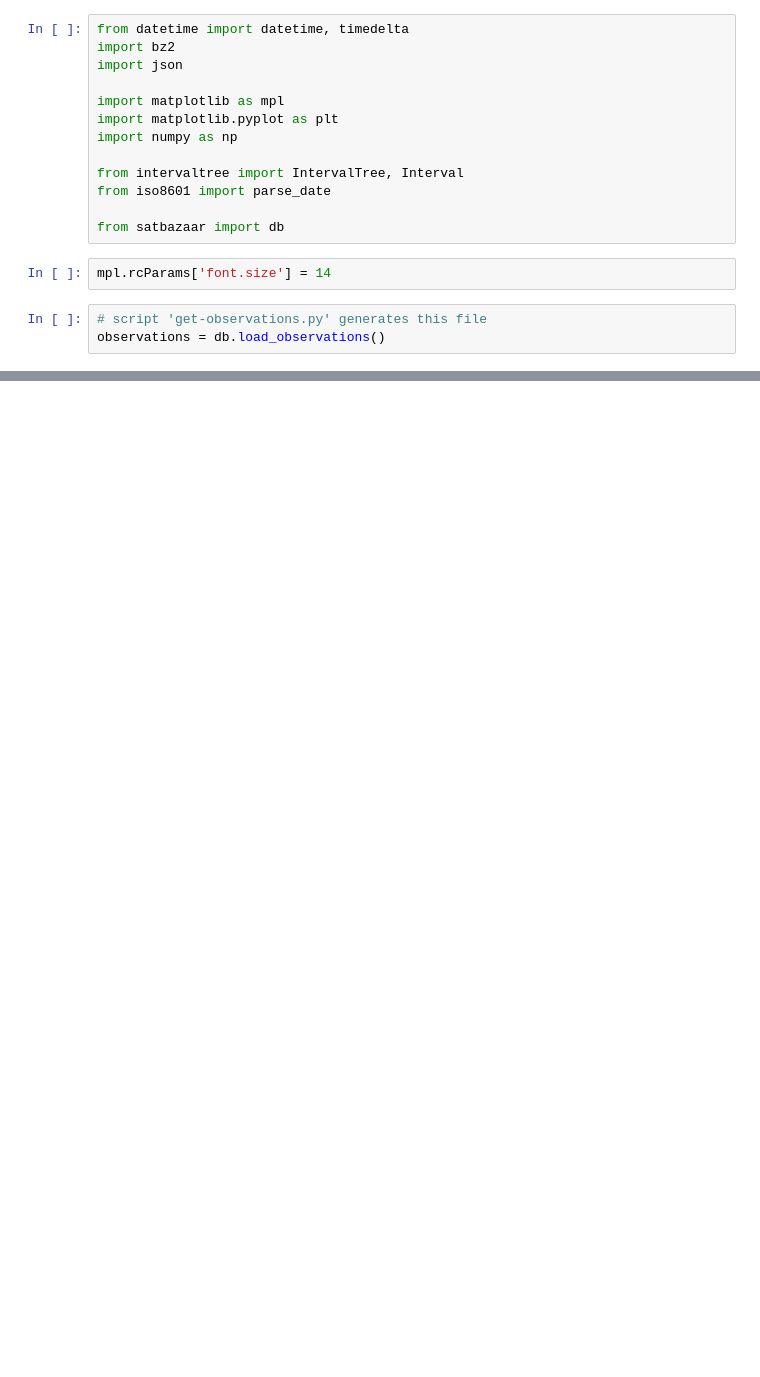
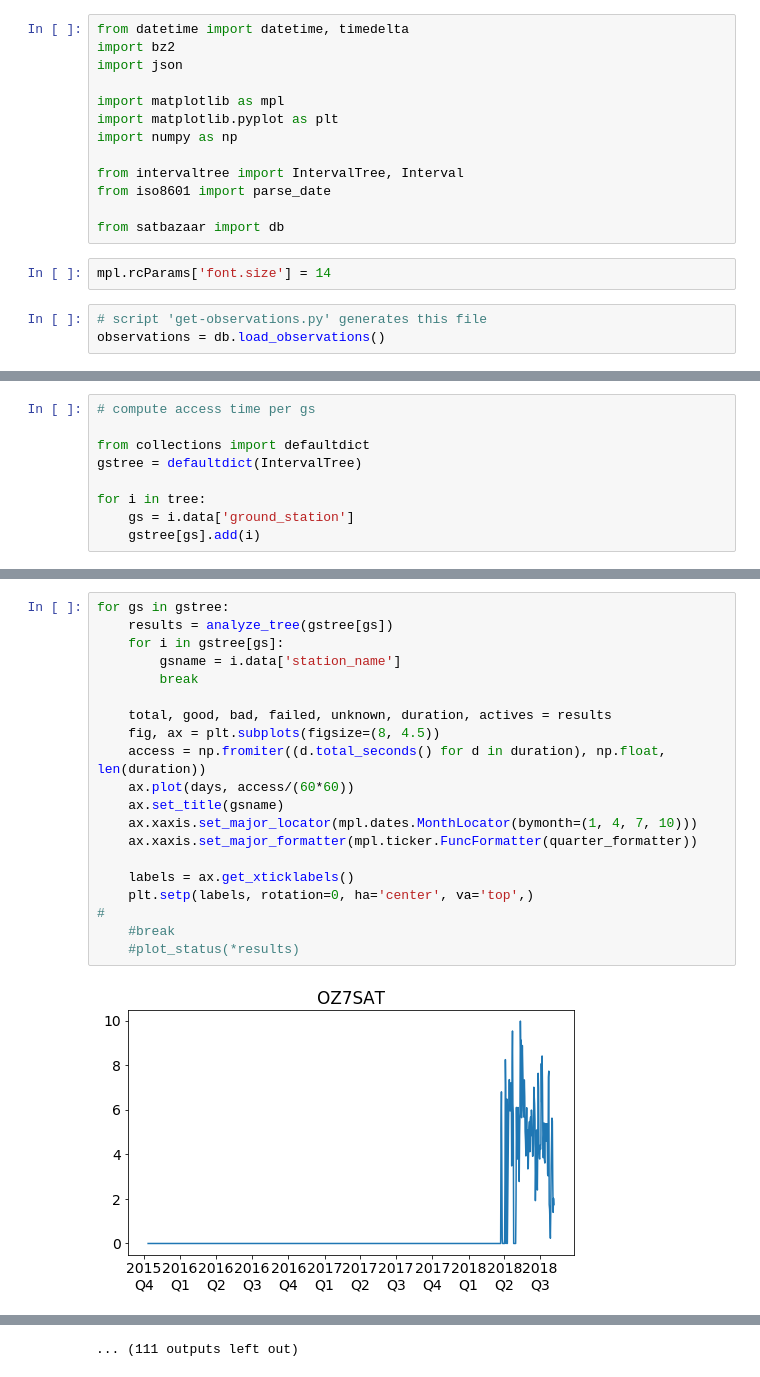
Before and after one commit to wiredlab/scheduling-bazaar, a Jupyter notebook: notebooks/observations-status.ipynb, the cells around one changed output, grey strips where cells are left out. Cells and saved outputs as stored; diff of their text form; blank space fills up the shorter version.

```diff
--- a/notebooks/observations-status.ipynb
+++ b/notebooks/observations-status.ipynb
@@ -322,0 +302,9 @@ fig.savefig('network-active-stations.png', dpi=300, transparent=True)
+# %%
+# compute access time per gs
+
+from collections import defaultdict
+gstree = defaultdict(IntervalTree)
+
+for i in tree:
+    gs = i.data['ground_station']
+    gstree[gs].add(i)
@@ -322,0 +343,22 @@ fig.savefig('network-active-stations.png', dpi=300, transparent=True)
+# %%
+for gs in gstree:
+    results = analyze_tree(gstree[gs])
+    for i in gstree[gs]:
+        gsname = i.data['station_name']
+        break
+
+    total, good, bad, failed, unknown, duration, actives = results
+    fig, ax = plt.subplots(figsize=(8, 4.5))
+    access = np.fromiter((d.total_seconds() for d in duration), np.float, len(duration))
+    ax.plot(days, access/(60*60))
+    ax.set_title(gsname)
+    ax.xaxis.set_major_locator(mpl.dates.MonthLocator(bymonth=(1, 4, 7, 10)))
+    ax.xaxis.set_major_formatter(mpl.ticker.FuncFormatter(quarter_formatter))
+
+    labels = ax.get_xticklabels()
+    plt.setp(labels, rotation=0, ha='center', va='top',)
+#
+    #break
+    #plot_status(*results)
+# %% [output]
+[figure, added]
@@ -322,0 +376 @@ fig.savefig('network-active-stations.png', dpi=300, transparent=True)
+... (111 outputs left out)
```
Also changed, not shown: parts of 10 cells of this notebook.
